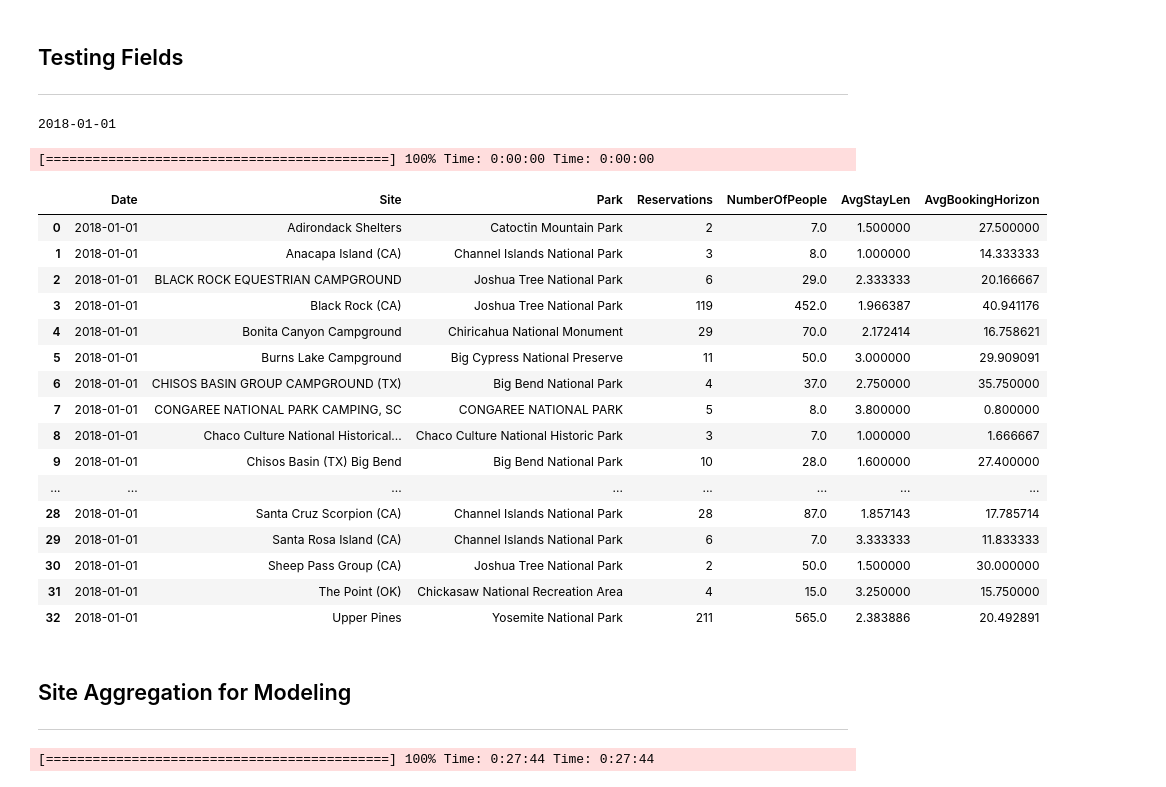
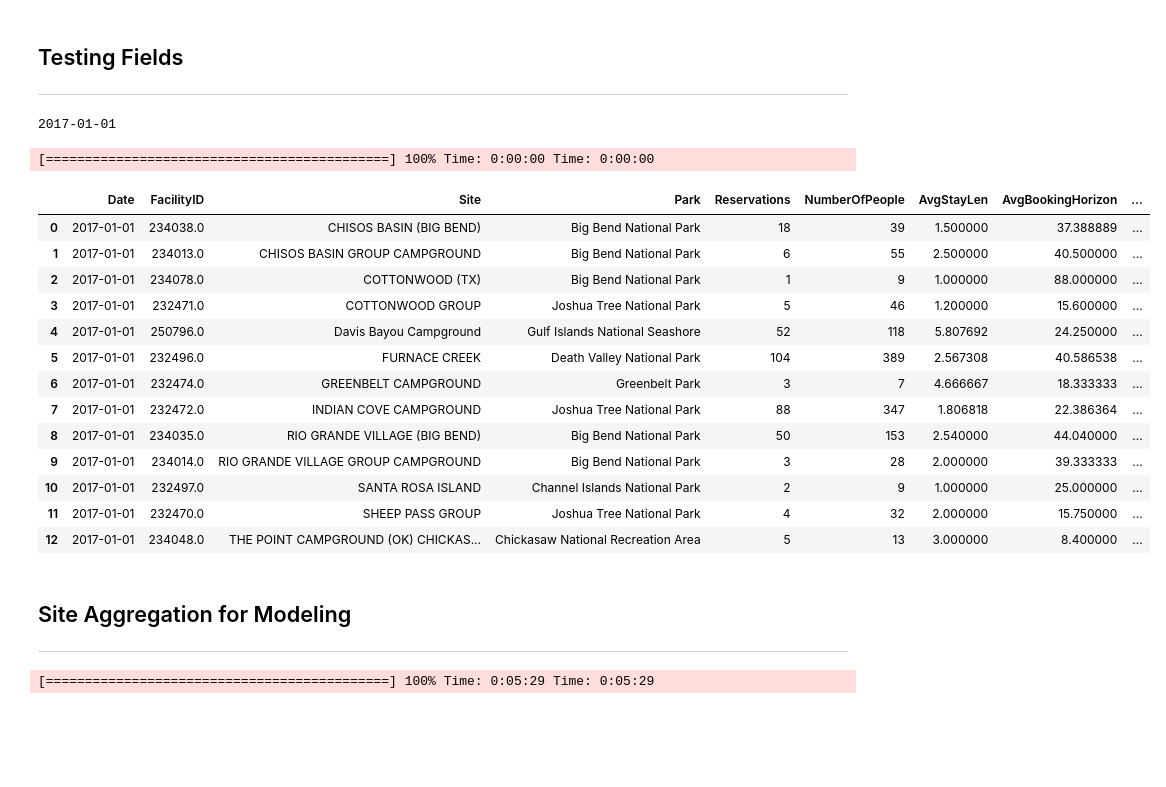
Before and after one commit to templecm4y/NPS-Campsite-Time-Series-Capstone, a Jupyter notebook: Formatting_Data_and_EDA.ipynb, the cells around one changed output. Cells and saved outputs as stored; diff of their text form; code cells hidden in the pictures; blank space fills up the shorter version.

```diff
--- a/Formatting_Data_and_EDA.ipynb
+++ b/Formatting_Data_and_EDA.ipynb
@@ -40,8 +40,21 @@ def nps_site_format(df):
     df['BookingHorizon'] = df['StartDate'] - df['OrderDate']
     df['BookingHorizon'] = df['BookingHorizon'].dt.days.clip(lower=0)
 
+    # calculate the daily rate for each reservation
+    df['DailyRate'] = df['TotalBeforeTax'] / df['StayLen']
+
+    # drop categorical columns
+    df = df.drop(axis = 1, columns = ['Tent', 'Popup', 'Trailer',
+                              'RVMotorhome', 'Boat', 'HorseTrailer', 'Car', 'FifthWheel',
+                              'Van', 'CanoeKayak', 'BoatTrailer', 'Motorcycle', 'Truck',
+                              'Bus', 'Bicycle', 'Snowmobile', 'OffRoadlAllTerrainVehicle',
+                              'PowerBoat', 'PickupCamper', 'LargeTentOver9x12', 'SmallTent', 'Marinaboat'])
+
+    # drop nulls in important columns
+    df = df.dropna(axis = 0, subset = ['EntityID', 'FacilityID', 'FacilityZIP', 'StartDate', 'EndDate'])
+
     # drop duplicate order numbers
-    df = df.drop_duplicates('OrderNumber')
+    df = df.drop_duplicates(['OrderNumber'])
 
     return df
 # %%
@@ -87,27 +166,32 @@ array(['SHEN-4840', 'BISO-5130', 'YOSE-8800', 'SEKI-8557', 'JOTR-8330',
 ---
 # %%
 datelist = pd.date_range(rez['StartDate'].min(), rez['EndDate'].max()).tolist()
-print(datelist[214].date())
-jan_1 = datelist[214]
+print(datelist[94].date())
+jan_1 = datelist[94]
 jan_1_filter = (rez['StartDate'] <= jan_1) & (rez['EndDate'] >= jan_1)
 # %% [output]
-2018-01-01
+2017-01-01
 # %%
 widgets=[progressbar.Bar('=', '[', ']'), ' ', progressbar.Percentage(),
                ' ', progressbar.ETA(),
                ' ', progressbar.AdaptiveETA()]
 # %%
 date_park_list = []
+test_len = rez[jan_1_filter].groupby(['Park', 'RegionDescription']).mean().shape[0]
 bar = progressbar.ProgressBar(maxval=test_len, widgets=widgets)
 
 bar.start()
-i = 0
-for index, row in rez[jan_1_filter].groupby(['Park', 'RegionDescription']).nunique().iterrows():
-    stay_len = rez[jan_1_filter].groupby(['Park', 'RegionDescription']).mean().loc[index[0], 'StayLen'][0]
-    book_hor = rez[jan_1_filter].groupby(['Park', 'RegionDescription']).mean().loc[index[0], 'BookingHorizon'][0]
-    num_people = rez[jan_1_filter].groupby(['Park', 'RegionDescription']).sum().loc[index[0], 'NumberOfPeople'][0]
+i = 0avgfee = rez[jan_1_filter].groupby(['FacilityID']).mean().loc[index[2], 'UseFee']
+for index, row in rez[jan_1_filter].groupby(['Park', 'RegionDescription', 'FacilityID']).nunique().iterrows():
+    stay_len = rez[jan_1_filter].groupby(['FacilityID']).mean().loc[index[2], 'StayLen']
+    book_hor = rez[jan_1_filter].groupby(['FacilityID']).mean().loc[index[2], 'BookingHorizon']
+    avgfee = rez[jan_1_filter].groupby(['FacilityID']).mean().loc[index[2], 'UseFee']
 
-    date_park_list.append([jan_1, index[0], index[1], row['OrderNumber'], num_people, stay_len, book_hor])
+
+    num_people = rez[jan_1_filter].groupby(['FacilityID']).sum().loc[index[2], 'NumberOfPeople']
+    day_revenue = rez[jan_1_filter].groupby(['FacilityID']).sum().loc[index[2], 'DailyRate']
+
+    date_park_list.append([jan_1, index[2], index[0], index[1], row['OrderNumber'], num_people, stay_len, book_hor, avgfee, day_revenue])
     bar.update(i+1)
     sleep(0.0001)
     i += 1
@@ -115,25 +199,24 @@ bar.finish()
 # %% [output]
 [============================================] 100% Time: 0:00:00 Time: 0:00:00
 # %%
-pd.DataFrame(date_park_list, columns = ['Date', 'Site', 'Park', 'Reservations', 'NumberOfPeople', 'AvgStayLen', 'AvgBookingHorizon'])
+pd.DataFrame(date_park_list, columns = ['Date', 'FacilityID', 'Site',
+                                        'Park', 'Reservations', 'NumberOfPeople',
+                                        'AvgStayLen', 'AvgBookingHorizon', 'AverageFee', 'DailyRevenue'])
 # %% [output]
-|  | Date | Site | Park | Reservations | NumberOfPeople | AvgStayLen | AvgBookingHorizon |
-| 0 | 2018-01-01 | Adirondack Shelters | Catoctin Mountain Park | 2 | 7.0 | 1.500000 | 27.500000 |
-| 1 | 2018-01-01 | Anacapa Island (CA) | Channel Islands National Park | 3 | 8.0 | 1.000000 | 14.333333 |
-| 2 | 2018-01-01 | BLACK ROCK EQUESTRIAN CAMPGROUND | Joshua Tree National Park | 6 | 29.0 | 2.333333 | 20.166667 |
-| 3 | 2018-01-01 | Black Rock (CA) | Joshua Tree National Park | 119 | 452.0 | 1.966387 | 40.941176 |
-| 4 | 2018-01-01 | Bonita Canyon Campground | Chiricahua National Monument | 29 | 70.0 | 2.172414 | 16.758621 |
-| 5 | 2018-01-01 | Burns Lake Campground | Big Cypress National Preserve | 11 | 50.0 | 3.000000 | 29.909091 |
-| 6 | 2018-01-01 | CHISOS BASIN GROUP CAMPGROUND (TX) | Big Bend National Park | 4 | 37.0 | 2.750000 | 35.750000 |
-| 7 | 2018-01-01 | CONGAREE NATIONAL PARK CAMPING, SC | CONGAREE NATIONAL PARK | 5 | 8.0 | 3.800000 | 0.800000 |
-| 8 | 2018-01-01 | Chaco Culture National Historical... | Chaco Culture National Historic Park | 3 | 7.0 | 1.000000 | 1.666667 |
-| 9 | 2018-01-01 | Chisos Basin (TX) Big Bend | Big Bend National Park | 10 | 28.0 | 1.600000 | 27.400000 |
-| ... | ... | ... | ... | ... | ... | ... | ... |
-| 28 | 2018-01-01 | Santa Cruz Scorpion (CA) | Channel Islands National Park | 28 | 87.0 | 1.857143 | 17.785714 |
-| 29 | 2018-01-01 | Santa Rosa Island (CA) | Channel Islands National Park | 6 | 7.0 | 3.333333 | 11.833333 |
-| 30 | 2018-01-01 | Sheep Pass Group (CA) | Joshua Tree National Park | 2 | 50.0 | 1.500000 | 30.000000 |
-| 31 | 2018-01-01 | The Point (OK) | Chickasaw National Recreation Area | 4 | 15.0 | 3.250000 | 15.750000 |
-| 32 | 2018-01-01 | Upper Pines | Yosemite National Park | 211 | 565.0 | 2.383886 | 20.492891 |
+|  | Date | FacilityID | Site | Park | Reservations | NumberOfPeople | AvgStayLen | AvgBookingHorizon | ... |
+| 0 | 2017-01-01 | 234038.0 | CHISOS BASIN (BIG BEND) | Big Bend National Park | 18 | 39 | 1.500000 | 37.388889 | ... |
+| 1 | 2017-01-01 | 234013.0 | CHISOS BASIN GROUP CAMPGROUND | Big Bend National Park | 6 | 55 | 2.500000 | 40.500000 | ... |
+| 2 | 2017-01-01 | 234078.0 | COTTONWOOD (TX) | Big Bend National Park | 1 | 9 | 1.000000 | 88.000000 | ... |
+| 3 | 2017-01-01 | 232471.0 | COTTONWOOD GROUP | Joshua Tree National Park | 5 | 46 | 1.200000 | 15.600000 | ... |
+| 4 | 2017-01-01 | 250796.0 | Davis Bayou Campground | Gulf Islands National Seashore | 52 | 118 | 5.807692 | 24.250000 | ... |
+| 5 | 2017-01-01 | 232496.0 | FURNACE CREEK | Death Valley National Park | 104 | 389 | 2.567308 | 40.586538 | ... |
+| 6 | 2017-01-01 | 232474.0 | GREENBELT CAMPGROUND | Greenbelt Park | 3 | 7 | 4.666667 | 18.333333 | ... |
+| 7 | 2017-01-01 | 232472.0 | INDIAN COVE CAMPGROUND | Joshua Tree National Park | 88 | 347 | 1.806818 | 22.386364 | ... |
+| 8 | 2017-01-01 | 234035.0 | RIO GRANDE VILLAGE (BIG BEND) | Big Bend National Park | 50 | 153 | 2.540000 | 44.040000 | ... |
+| 9 | 2017-01-01 | 234014.0 | RIO GRANDE VILLAGE GROUP CAMPGROUND | Big Bend National Park | 3 | 28 | 2.000000 | 39.333333 | ... |
+| 10 | 2017-01-01 | 232497.0 | SANTA ROSA ISLAND | Channel Islands National Park | 2 | 9 | 1.000000 | 25.000000 | ... |
+| 11 | 2017-01-01 | 232470.0 | SHEEP PASS GROUP | Joshua Tree National Park | 4 | 32 | 2.000000 | 15.750000 | ... |
+| 12 | 2017-01-01 | 234048.0 | THE POINT CAMPGROUND (OK) CHICKAS... | Chickasaw National Recreation Area | 5 | 13 | 3.000000 | 8.400000 | ... |
 # %% [markdown]
 ## Site Aggregation for Modeling
 ---
@@ -184,9 +272,9 @@ def nps_site_aggregator(df):
 # %%
 # run site aggregator
 # note: this may take a while depending on the size and parameters of the dataframe
-rez_18 = nps_site_aggregator(rez)
+rez_18 = nps_site_aggregator(optimized_rez)
 # %% [output]
-[============================================] 100% Time: 0:27:44 Time: 0:27:44
+[============================================] 100% Time: 0:05:29 Time: 0:05:29
 # %%
 rez_18[rez_18['Park'].str.contains('Acadia')]
 # %% [output]
```
Also changed, not shown: parts of 13 cells of this notebook.
